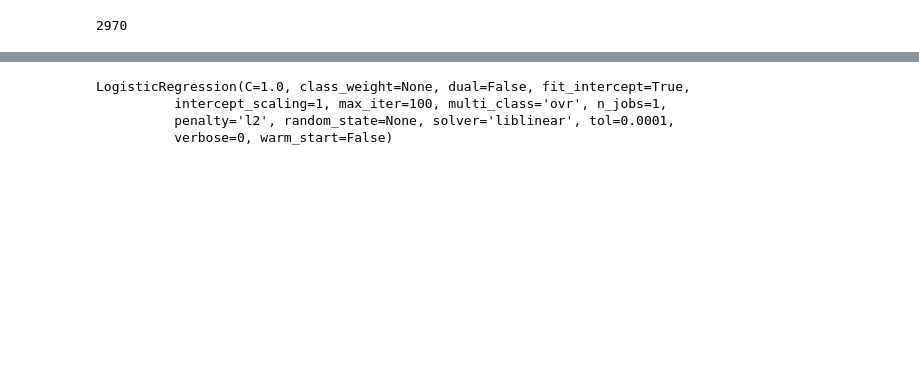
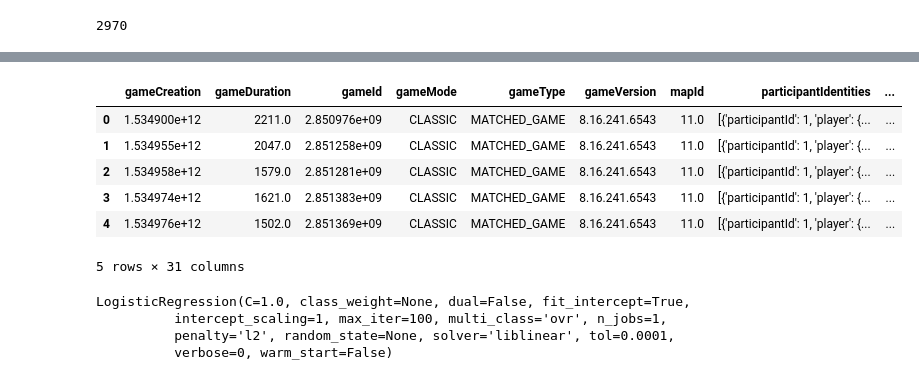
Before and after one commit to ifriedman08/loltracker, a Jupyter notebook: LOL.ipynb, the cells around one changed output, grey strips where cells are left out. Cells and saved outputs as stored; diff of their text form; code cells hidden in the pictures; blank space fills up the shorter version.

```diff
--- a/LOL.ipynb
+++ b/LOL.ipynb
@@ -157,3 +157,13 @@ KeyError: ('target_participant_id', 'occurred at index 0')
+# %%
+all_match_details_df.head()
+# %% [output]
+|  | gameCreation | gameDuration | gameId | gameMode | gameType | gameVersion | mapId | participantIdentities | ... |
+| 0 | 1.534900e+12 | 2211.0 | 2.850976e+09 | CLASSIC | MATCHED_GAME | 8.16.241.6543 | 11.0 | [{'participantId': 1, 'player': {... | ... |
+| 1 | 1.534955e+12 | 2047.0 | 2.851258e+09 | CLASSIC | MATCHED_GAME | 8.16.241.6543 | 11.0 | [{'participantId': 1, 'player': {... | ... |
+| 2 | 1.534958e+12 | 1579.0 | 2.851281e+09 | CLASSIC | MATCHED_GAME | 8.16.241.6543 | 11.0 | [{'participantId': 1, 'player': {... | ... |
+| 3 | 1.534974e+12 | 1621.0 | 2.851383e+09 | CLASSIC | MATCHED_GAME | 8.16.241.6543 | 11.0 | [{'participantId': 1, 'player': {... | ... |
+| 4 | 1.534976e+12 | 1502.0 | 2.851369e+09 | CLASSIC | MATCHED_GAME | 8.16.241.6543 | 11.0 | [{'participantId': 1, 'player': {... | ... |
+5 rows × 31 columns
 # %%
 y = all_match_details_df['win'].astype('int')
 X = all_match_details_df[[
```
Also changed, not shown: parts of 27 cells of this notebook, 1 other file.
